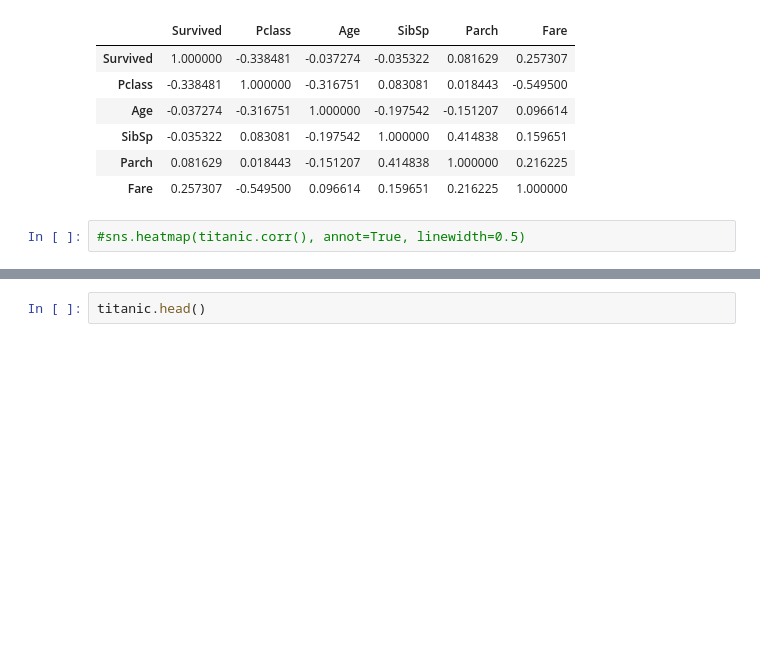
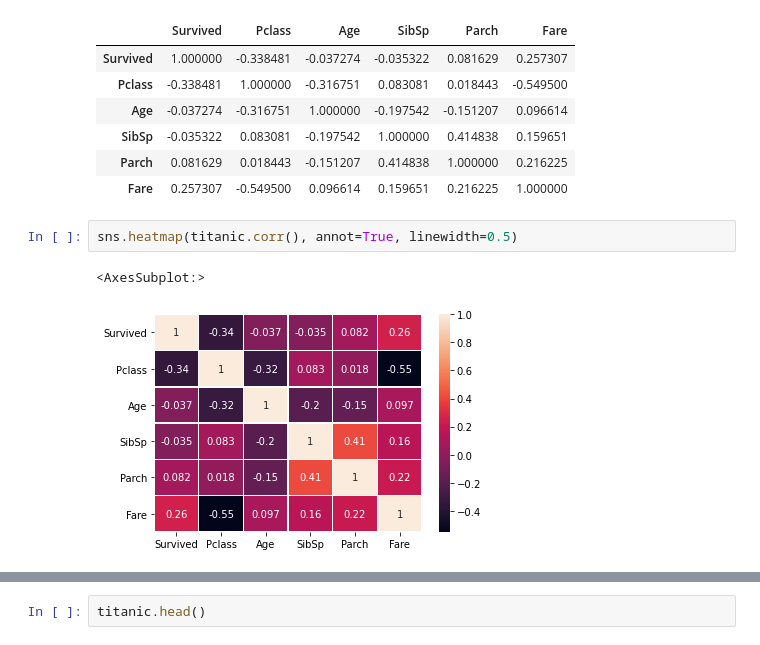
Before and after one commit to JayShankar99/Titanic_survival_project, a Jupyter notebook: Titanic_survival.ipynb, the cells around one changed output, grey strips where cells are left out. Drawn from its saved outputs; the diff is of its cells as text; blank space fills up the shorter version.

```diff
--- a/Titanic_survival.ipynb
+++ b/Titanic_survival.ipynb
@@ -408,5 +391,8 @@ titanic.corr()
 | Parch | 0.081629 | 0.018443 | -0.151207 | 0.414838 | 1.000000 | 0.216225 |
 | Fare | 0.257307 | -0.549500 | 0.096614 | 0.159651 | 0.216225 | 1.000000 |
 # %%
-#sns.heatmap(titanic.corr(), annot=True, linewidth=0.5)
+sns.heatmap(titanic.corr(), annot=True, linewidth=0.5)
+# %% [output]
+<AxesSubplot:>
+[figure, added]
 # %%
```
Also changed, not shown: parts of 45 cells of this notebook.
